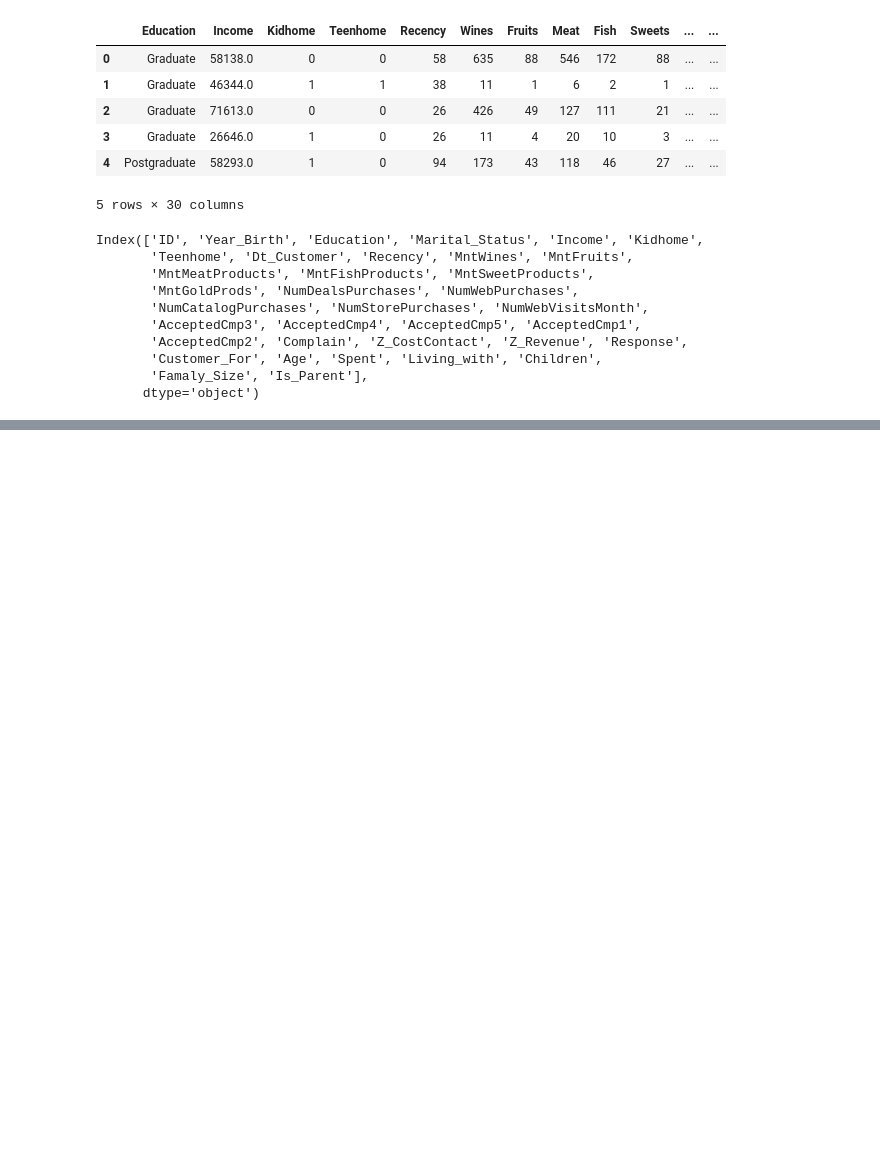
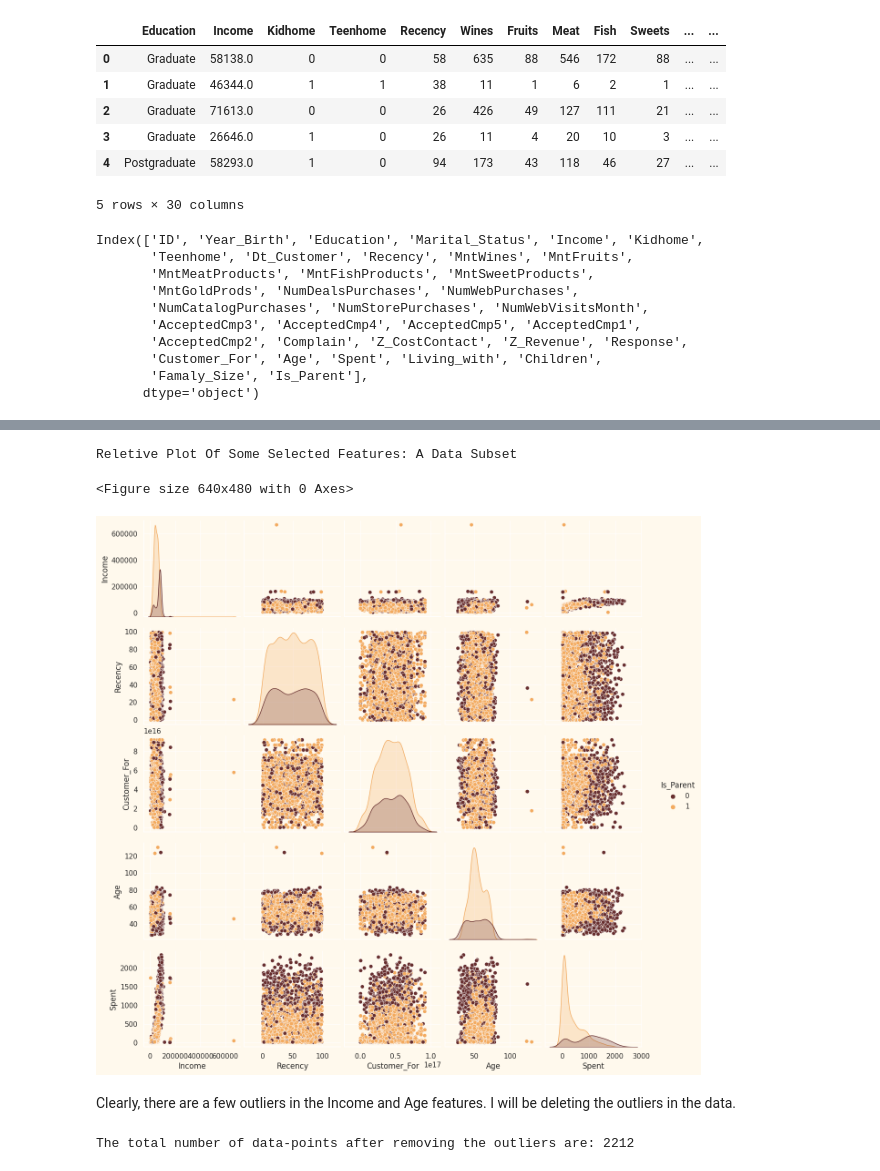
Before and after one commit to INCREDIBLE-AURNOB/Customer-Personality-Analysis, a Jupyter notebook: Customer_Personality_Analysis_clustering.ipynb, the cells around one changed output, grey strips where cells are left out. Cells and saved outputs as stored; diff of their text form; code cells hidden in the pictures; blank space fills up the shorter version.

```diff
--- a/Customer_Personality_Analysis_clustering.ipynb
+++ b/Customer_Personality_Analysis_clustering.ipynb
@@ -194,0 +208,26 @@ Index(['ID', 'Year_Birth', 'Education', 'Marital_Status', 'Income', 'Kidhome',
+# %%
+#To plot some selected features
+#Setting up colors prefrences
+sns.set(rc={"axes.facecolor":"#FFF9ED","figure.facecolor":"#FFF9ED"})
+pallet = ["#682F2F", "#9E726F", "#D6B2B1", "#B9C0C9", "#9F8A78", "#F3AB60"]
+cmap = colors.ListedColormap(["#682F2F", "#9E726F", "#D6B2B1", "#B9C0C9", "#9F8A78", "#F3AB60"])
+#Plotting following features
+To_Plot = [ "Income", "Recency", "Customer_For", "Age", "Spent", "Is_Parent"]
+print("Reletive Plot Of Some Selected Features: A Data Subset")
+plt.figure()
+sns.pairplot(data[To_Plot], hue= "Is_Parent",palette= (["#682F2F","#F3AB60"]))
+#Taking hue
+plt.show()
+# %% [output]
+Reletive Plot Of Some Selected Features: A Data Subset
+<Figure size 640x480 with 0 Axes>
+[figure, added]
+# %% [markdown]
+Clearly, there are a few outliers in the Income and Age features. I will be deleting the outliers in the data.
+# %%
+#Dropping the outliers by setting a cap on Age and income.
+data = data[(data["Age"]<90)]
+data = data[(data["Income"]<600000)]
+print("The total number of data-points after removing the outliers are:", len(data))
+# %% [output]
+The total number of data-points after removing the outliers are: 2212
```
Also changed, not shown: parts of 8 cells of this notebook.
